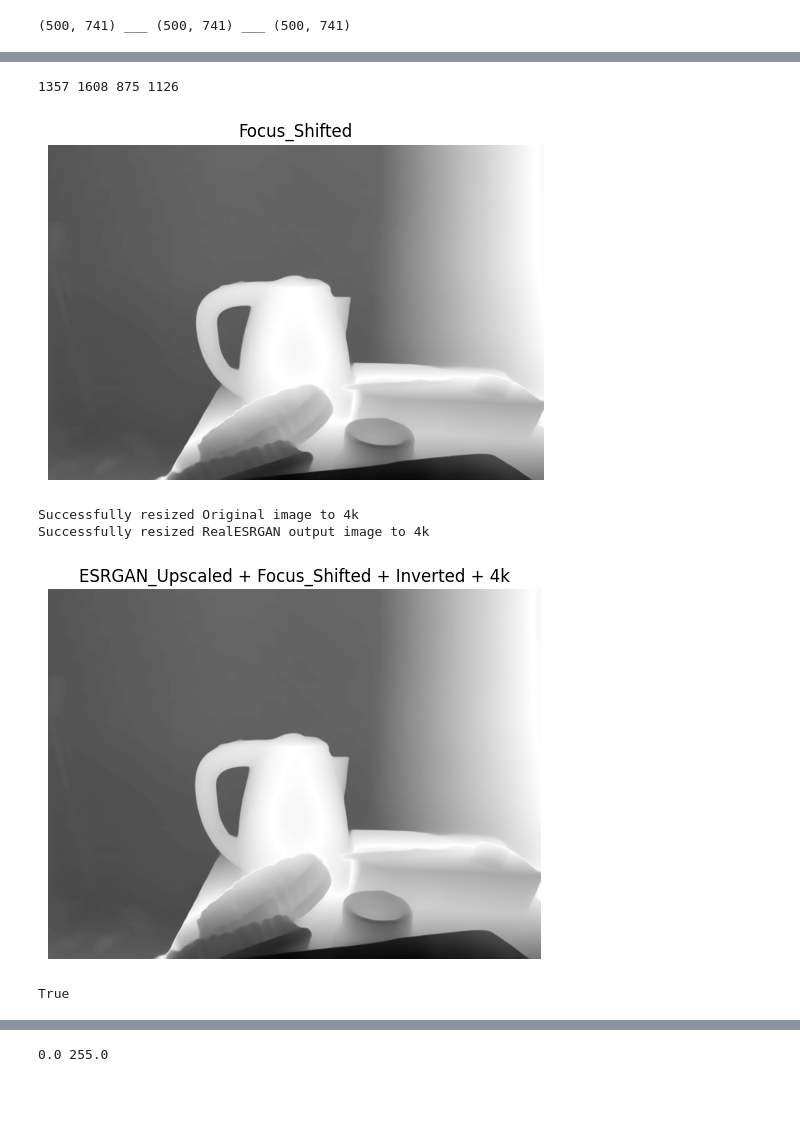
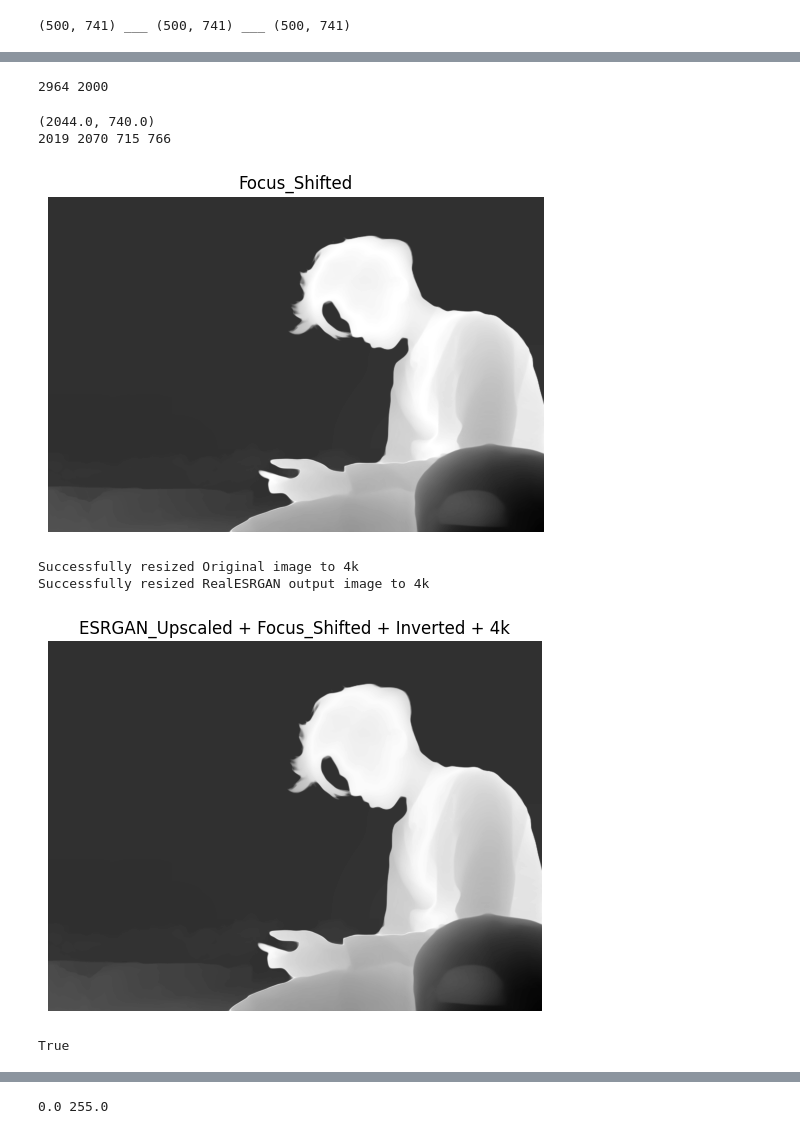
Before and after one commit to hasibuldog/depth_blur, a Jupyter notebook: portrait_blur_2.ipynb, the cells around one changed output, grey strips where cells are left out. Cells and saved outputs as stored; diff of their text form; code cells hidden in the pictures; blank space fills up the shorter version.

```diff
--- a/portrait_blur_2.ipynb
+++ b/portrait_blur_2.ipynb
@@ -23,7 +23,7 @@ print('device:', device)
 # %% [output]
 device: cpu
 # %%
-path = "test_images/PXL_20240607_113141785.jpg"
+path = "test_images/IMG_20200311_171140.jpg"
 image = cv2.imread(path)
 image_data = np.copy(image)
 plt.imshow(image_data)
@@ -337,3 +347,7 @@ hr_image_np = combined_image
+# %%
+print(hr_image_np.shape[1],hr_image_np.shape[0])
+# %% [output]
+2964 2000
 # %%
 def adjust_depth_map_with_focus(depth_map, focus_point, blur_factor):
     region_size = blur_factor  # This gives a 3x3 region
@@ -342,37 +356,39 @@ def adjust_depth_map_with_focus(depth_map, focus_point, blur_factor):
     # Define Focus Region Pointer
     x_start = int(max(focus_point[0] - half_region, 0))
     x_end = int(min(focus_point[0] + half_region + 1, depth_map.shape[1]))
     y_start = int(max(focus_point[1] - half_region, 0))
     y_end = int(min(focus_point[1] + half_region + 1, depth_map.shape[0]))
 
     print(x_start,x_end,y_start,y_end)
 
     focus_region = depth_map[y_start:y_end, x_start:x_end]
 
     # Calculate average of that Focus Region
     focus_depth = np.mean(focus_region)
 
     # That fucking euclidian distance
     dist_map = (np.sqrt( (depth_map - focus_depth)**2))
 
     dist_map_normalized = (dist_map - np.min(dist_map)) / (np.max(dist_map) - np.min(dist_map))
 
     dist_map_normalized_inverted = 1 - dist_map_normalized
 
     return dist_map_normalized_inverted
 
 
-focus_point = (hr_image_np.shape[1] // 2, hr_image_np.shape[0] // 2)  # Example: focus at the center
-blur_factor = 250.0
+focus_point = (hr_image_np.shape[1] // 1.45, hr_image_np.shape[0] // 2.7)  # Example: focus at the center
+print(focus_point)
+blur_factor = 50.0
 adjusted_depth_map_inverted = adjust_depth_map_with_focus(hr_image_np, focus_point, blur_factor)
 
 plt.imshow(adjusted_depth_map_inverted, cmap='gray')
 plt.title('Focus_Shifted')
 plt.axis('off')
 plt.show()
 # %% [output]
-1357 1608 875 1126
+(2044.0, 740.0)
+2019 2070 715 766
-[figure, old version]
+[figure, new version]
 # %%
 def resize_to_4k(img):
     height = img.shape[0]
@@ -401,7 +417,7 @@ cv2.imwrite("output/adjusted_depth_map_inverted_4k.jpg",adjusted_depth_map_inver
 # %% [output]
 Successfully resized Original image to 4k
 Successfully resized RealESRGAN output image to 4k
-[figure, old version]
+[figure, new version]
 True
 # %%
 
```
Also changed, not shown: parts of 9 cells of this notebook, 9 other files.
